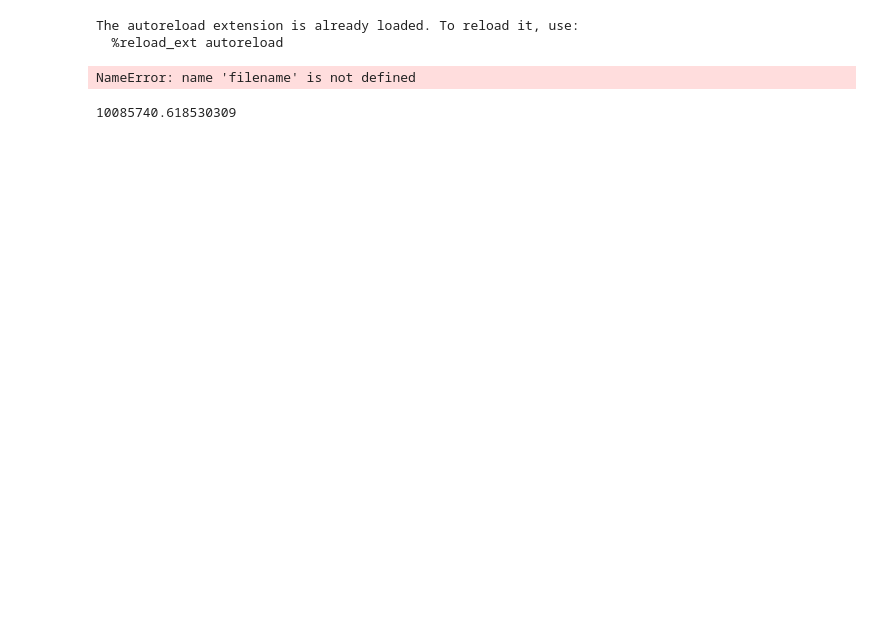
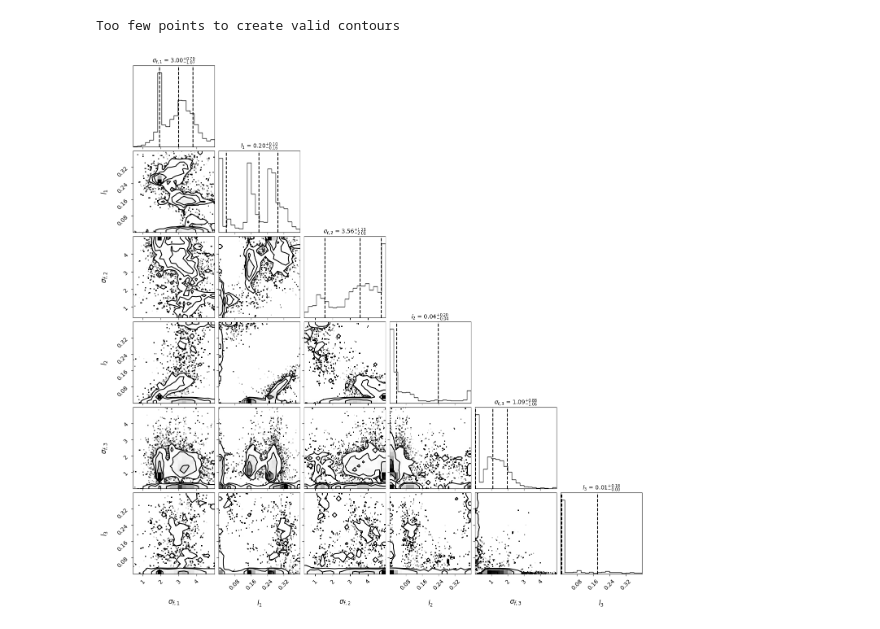
Before and after one commit to cosomelet/marcia, a Jupyter notebook: Notebooks/CMB/CMB_multi_task.ipynb, the cells around one changed output. Saved outputs shown, nothing was run; the diff lists cells and outputs as text; code cells hidden in the pictures; blank space fills up the shorter version.

```diff
--- a/Notebooks/CMB/CMB_multi_task.ipynb
+++ b/Notebooks/CMB/CMB_multi_task.ipynb
@@ -86,13 +114,14 @@ AttributeError: module 'marcia.likelihood_GP' has no attribute 'log_prob'
-# %%
-%load_ext autoreload
-%autoreload 2
-from marcia import Likelihood_GP as lk
-log_prob = lk(data = data_list, GP_filename = filename)
-# %% [output]
-The autoreload extension is already loaded. To reload it, use:
-  %reload_ext autoreload
-NameError: name 'filename' is not defined
-# %%
-log_prob.chisq([[1,2],[3,4],[5,2]])
-# %% [output]
-10085740.618530309
+# %%
+import corner
+samples = sampler.get_chain(flat=True, discard=100)
+
+
+# samples = [x for x in samples and x[0] > 0 and x[1]<40]
+fig = corner.corner(samples, labels=[r"$\sigma_{f,1}$", r"$l_1$", r"$\sigma_{f,2}$", r"$l_2$", r"$\sigma_{f,3}$", r"$l_3$"], quantiles=[0.16, 0.5, 0.84], show_titles=True, title_kwargs={"fontsize": 10}, label_kwargs={"fontsize": 12})
+# plot single task
+# fig = corner.corner(samples, labels=[r"$\sigma_{f,1}$", r"$l_1$"], quantiles=[0.16, 0.5, 0.84], show_titles=True, title_kwargs={"fontsize": 10}, label_kwargs={"fontsize": 12})
+plot_path = outpath = 'Chains/'+ '_'.join(data_list) + '_corner.png'
+fig.savefig(plot_path, dpi=300, bbox_inches='tight')
+# %% [output]
+Too few points to create valid contours
+[figure, added]
```
Also changed, not shown: parts of 13 cells of this notebook, 22 other files.
